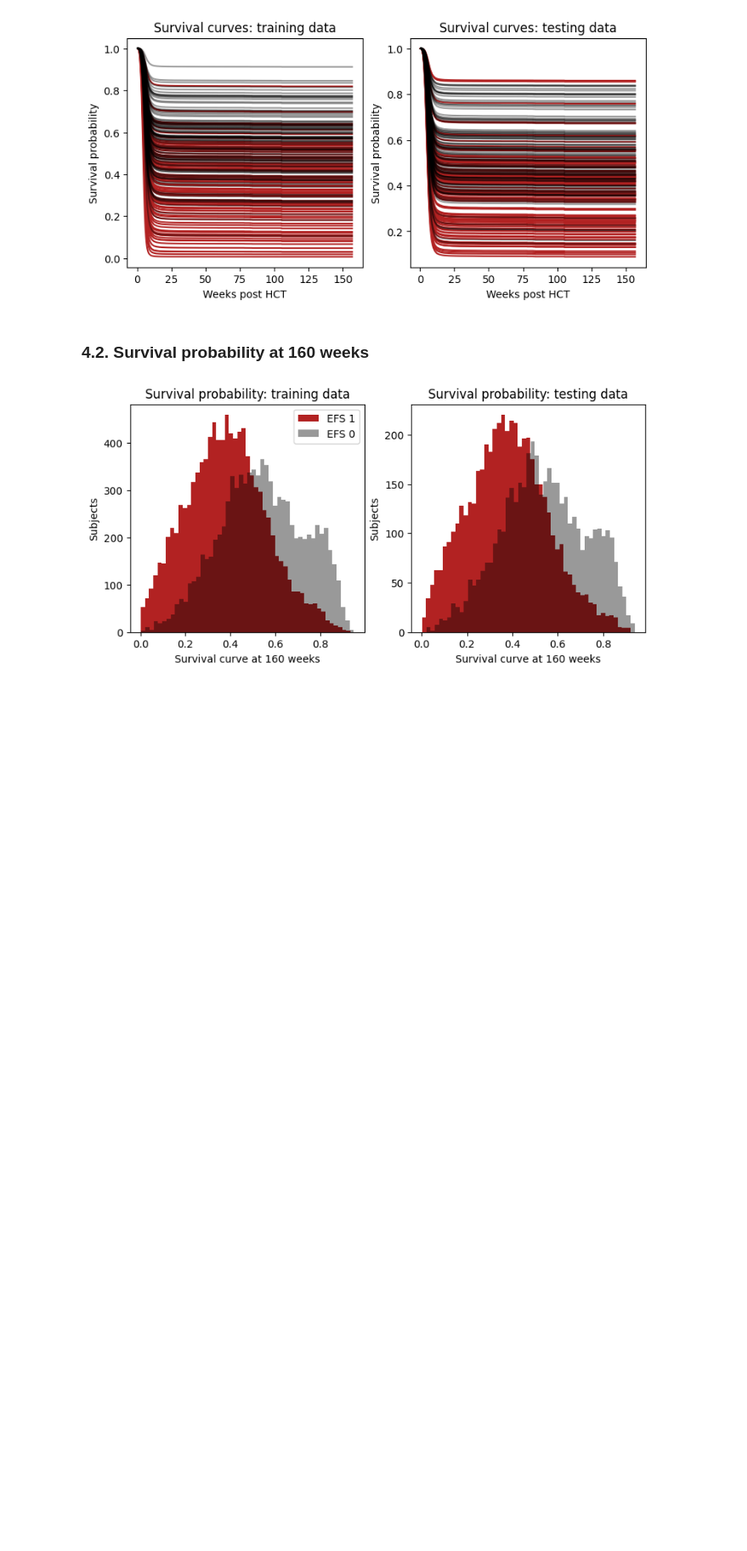
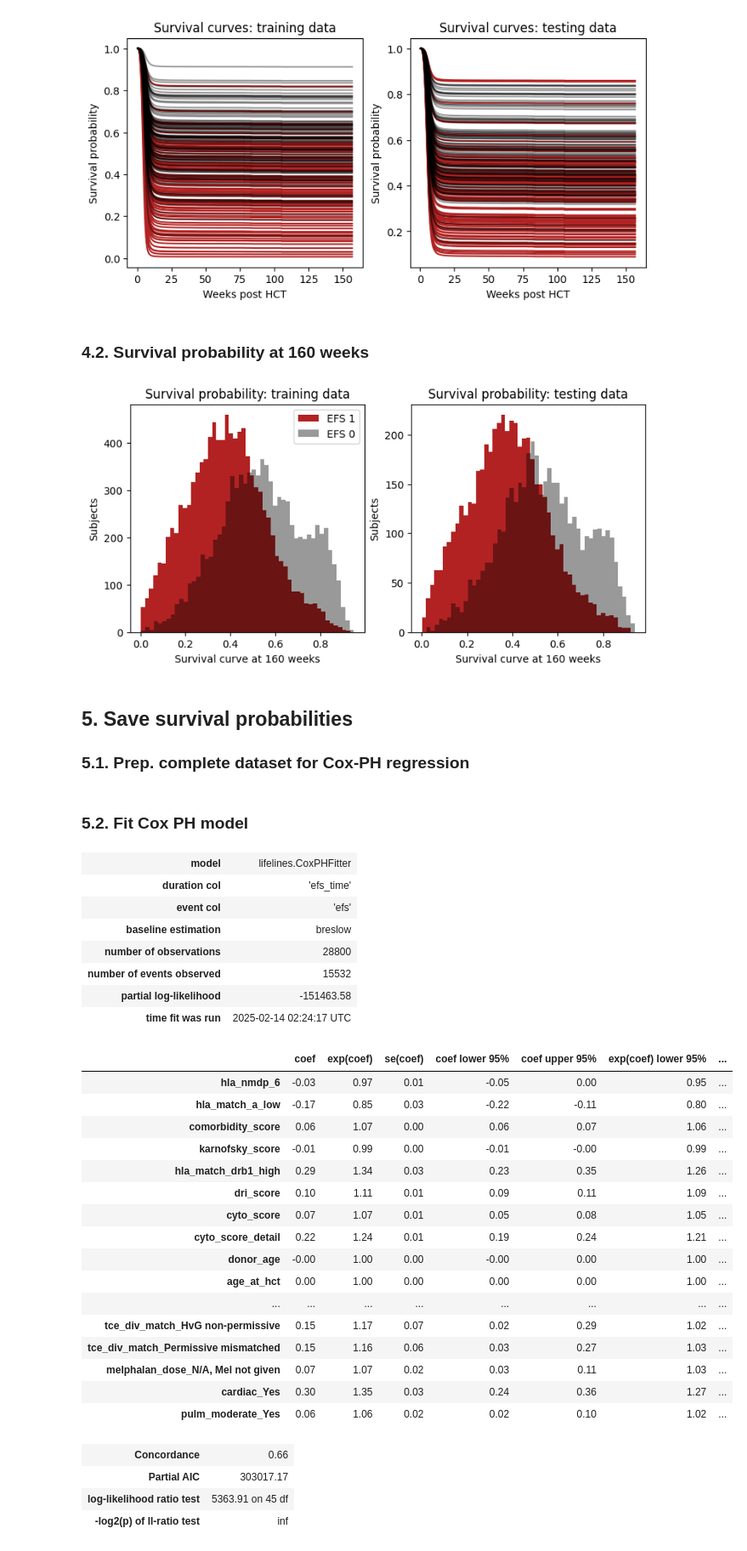
Before and after one commit to gperdrizet/HSCT_survival, a Jupyter notebook: notebooks/04.1-cox_proportional_hazards_regression_model.ipynb, the cells around one changed output. Shown at 85% size. Cells and saved outputs as stored; diff of their text form; code cells hidden in the pictures; blank space fills up the shorter version.

```diff
--- a/notebooks/04.1-cox_proportional_hazards_regression_model.ipynb
+++ b/notebooks/04.1-cox_proportional_hazards_regression_model.ipynb
@@ -307,3 +318,7 @@ axs[1].set_ylabel('Subjects')
 plt.show()
 # %% [output]
 [figure]
+# %% [markdown]
+## 5. Save survival probabilities
+
+### 5.1. Prep. complete dataset for Cox-PH regression
@@ -309,0 +333,36 @@ plt.show()
+# %% [markdown]
+### 5.2. Fit Cox PH model
+# %%
+cph_model=CoxPHFitter()
+cph_model.fit(data_df, duration_col='efs_time', event_col='efs')
+cph_model.print_summary()
+# %% [output]
+| model | lifelines.CoxPHFitter |
+| duration col | 'efs_time' |
+| event col | 'efs' |
+| baseline estimation | breslow |
+| number of observations | 28800 |
+| number of events observed | 15532 |
+| partial log-likelihood | -151463.58 |
+| time fit was run | 2025-02-14 02:24:17 UTC |
+|  | coef | exp(coef) | se(coef) | coef lower 95% | coef upper 95% | exp(coef) lower 95% | ... |
+| hla_nmdp_6 | -0.03 | 0.97 | 0.01 | -0.05 | 0.00 | 0.95 | ... |
+| hla_match_a_low | -0.17 | 0.85 | 0.03 | -0.22 | -0.11 | 0.80 | ... |
+| comorbidity_score | 0.06 | 1.07 | 0.00 | 0.06 | 0.07 | 1.06 | ... |
+| karnofsky_score | -0.01 | 0.99 | 0.00 | -0.01 | -0.00 | 0.99 | ... |
+| hla_match_drb1_high | 0.29 | 1.34 | 0.03 | 0.23 | 0.35 | 1.26 | ... |
+| dri_score | 0.10 | 1.11 | 0.01 | 0.09 | 0.11 | 1.09 | ... |
+| cyto_score | 0.07 | 1.07 | 0.01 | 0.05 | 0.08 | 1.05 | ... |
+| cyto_score_detail | 0.22 | 1.24 | 0.01 | 0.19 | 0.24 | 1.21 | ... |
+| donor_age | -0.00 | 1.00 | 0.00 | -0.00 | 0.00 | 1.00 | ... |
+| age_at_hct | 0.00 | 1.00 | 0.00 | 0.00 | 0.00 | 1.00 | ... |
+| ... | ... | ... | ... | ... | ... | ... | ... |
+| tce_div_match_HvG non-permissive | 0.15 | 1.17 | 0.07 | 0.02 | 0.29 | 1.02 | ... |
+| tce_div_match_Permissive mismatched | 0.15 | 1.16 | 0.06 | 0.03 | 0.27 | 1.03 | ... |
+| melphalan_dose_N/A, Mel not given | 0.07 | 1.07 | 0.02 | 0.03 | 0.11 | 1.03 | ... |
+| cardiac_Yes | 0.30 | 1.35 | 0.03 | 0.24 | 0.36 | 1.27 | ... |
+| pulm_moderate_Yes | 0.06 | 1.06 | 0.02 | 0.02 | 0.10 | 1.02 | ... |
+| Concordance | 0.66 |
+| Partial AIC | 303017.17 |
+| log-likelihood ratio test | 5363.91 on 45 df |
+| -log2(p) of ll-ratio test | inf |
```
Also changed, not shown: parts of 12 cells of this notebook.
